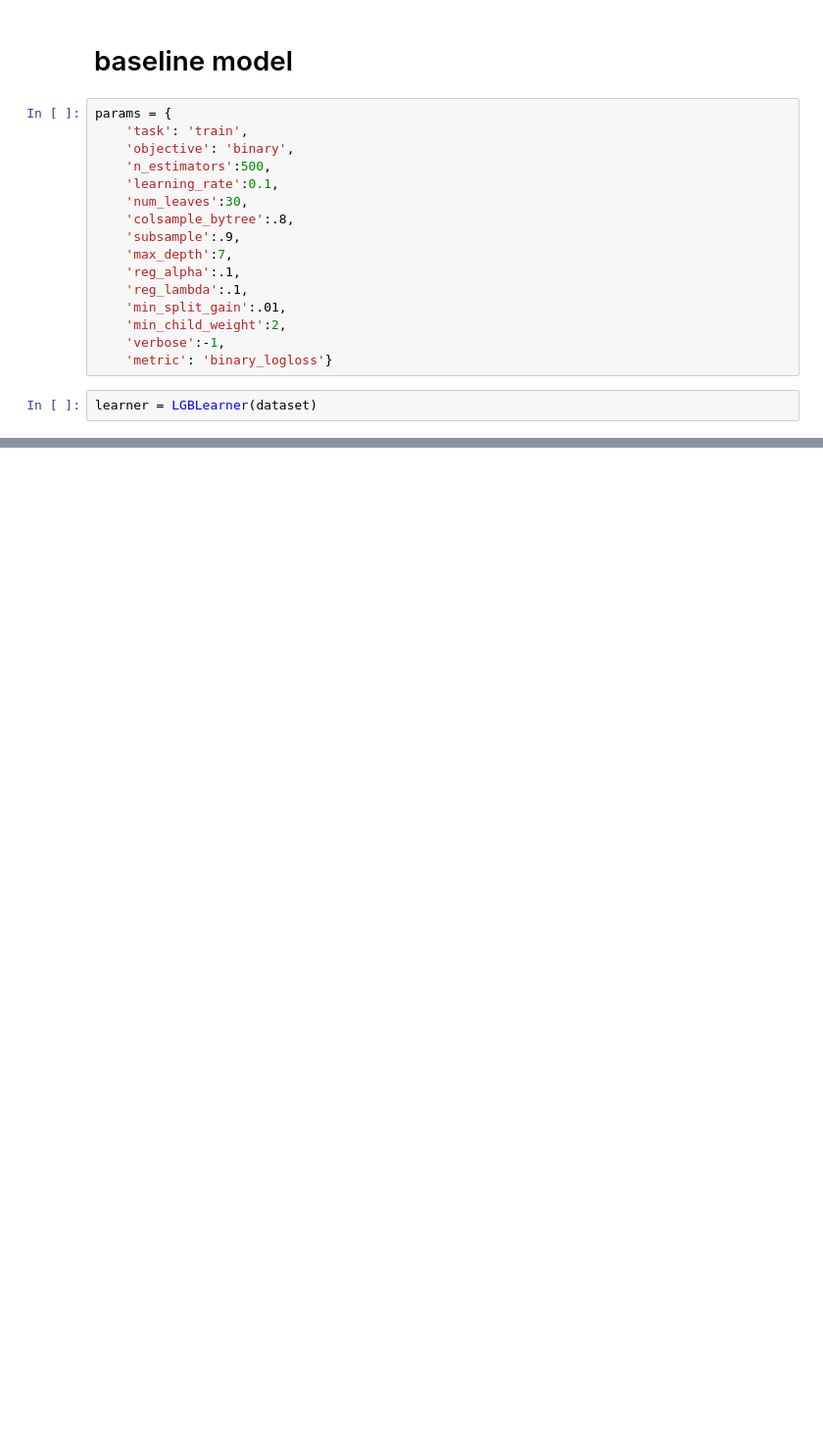
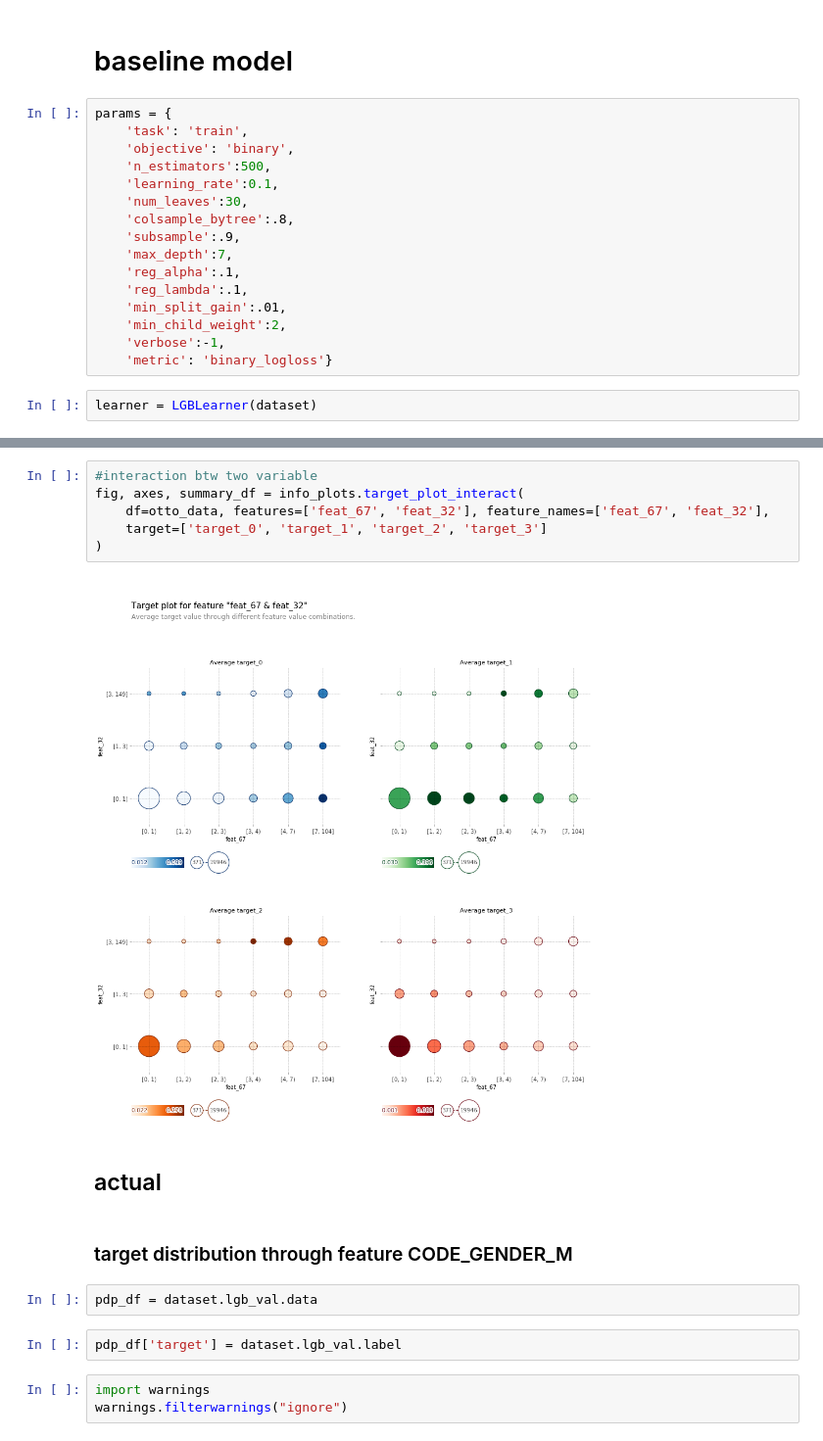
Before and after one commit to KienVu2368/tabint, a Jupyter notebook: nbs/partial dependence.ipynb, the cells around one changed output, grey strips where cells are left out. Shown at 98% size. Drawn from its saved outputs; the diff is of its cells as text; blank space fills up the shorter version.

```diff
--- a/nbs/partial dependence.ipynb
+++ b/nbs/partial dependence.ipynb
@@ -189,0 +175,19 @@ NameError: name 'x_trn' is not defined
+# %%
+#interaction btw two variable
+fig, axes, summary_df = info_plots.target_plot_interact(
+    df=otto_data, features=['feat_67', 'feat_32'], feature_names=['feat_67', 'feat_32'],
+    target=['target_0', 'target_1', 'target_2', 'target_3']
+)
+# %% [output]
+[figure, added]
+# %% [markdown]
+## actual
+# %% [markdown]
+### target distribution through feature CODE_GENDER_M
+# %%
+pdp_df = dataset.lgb_val.data
+# %%
+pdp_df['target'] = dataset.lgb_val.label
+# %%
+import warnings
+warnings.filterwarnings("ignore")
```
Also changed, not shown: parts of 36 cells of this notebook, 4 other files.
